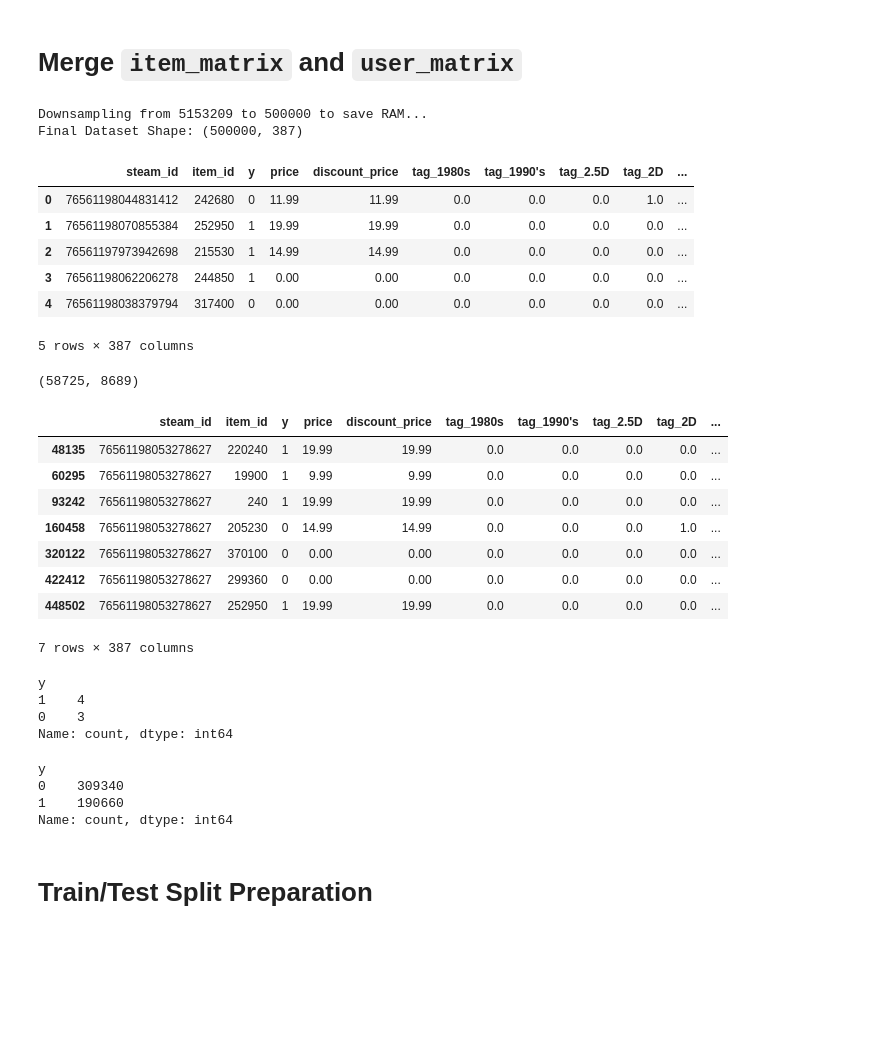
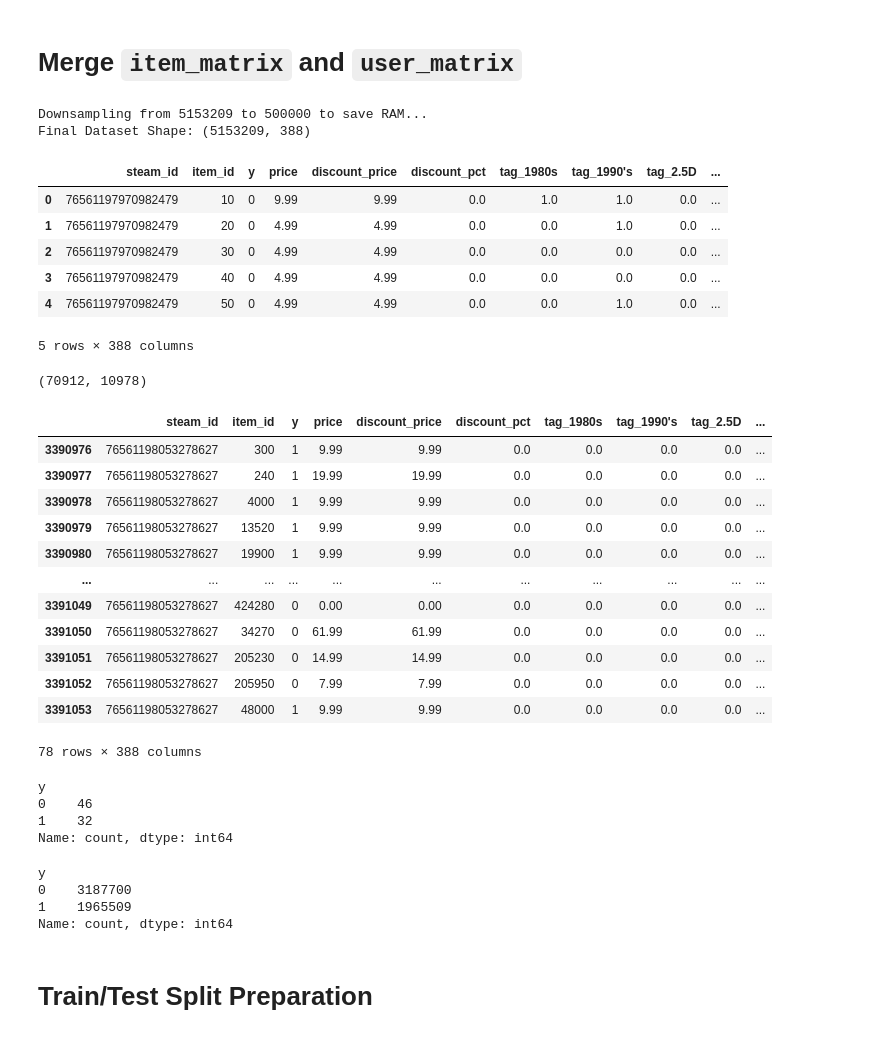
Before and after one commit to kylechoi101/CSE158_assignment2, a Jupyter notebook: models_edited.ipynb, the cells around one changed output. Cells and saved outputs as stored; diff of their text form; code cells hidden in the pictures; blank space fills up the shorter version.

```diff
--- a/models_edited.ipynb
+++ b/models_edited.ipynb
@@ -32,7 +32,7 @@ def parse(path):
 
 print("Loading Game Metadata...")
 games_metadata = []
-for line in parse('/home/nbatjargal/private/data/steam_games.json.gz'):
+for line in parse('steam_games.json.gz'):
     if 'id' in line:
         games_metadata.append(line)
 steam_games = pd.DataFrame(games_metadata)
@@ -41,7 +41,7 @@ print(f"Successfully Loaded {len(steam_games)} game metadata.")
 print("Loading User Items (Ownership & Playtime)...")
 data_items = []
 # Loop over the generator yielded by parse() until it runs out of lines
-for line in parse('/home/nbatjargal/private/data/australian_users_items.json.gz'):
+for line in parse('australian_users_items.json.gz'):
     data_items.append(line)
 
 australian_users_items = pd.DataFrame(data_items)
@@ -344,9 +344,12 @@ def clean_price(x):
     return np.nan
 
 item_matrix['price'] = item_matrix['price'].apply(clean_price)
+item_matrix['price'] = item_matrix['price'].fillna(item_matrix['price'].mean())
 item_matrix['discount_price'] = item_matrix['discount_price'].apply(clean_price)
 item_matrix['discount_price'] = item_matrix['discount_price'].fillna(item_matrix['price'])
-
+item_matrix['discount_pct'] = (1 - (item_matrix['discount_price'] / (item_matrix['price'] + 0.0001))) * 100
+item_matrix['discount_pct'] = item_matrix['discount_pct'].clip(0, 100)
+item_matrix['discount_pct'] = item_matrix.apply(lambda x : 0 if x['discount_price'] == x['price'] else x['discount_pct'], axis=1)
 # OHE tags
 mlb = MultiLabelBinarizer()
 binary_matrix = mlb.fit_transform(item_matrix['tags'])
@@ -359,7 +362,7 @@ binary_matrix_specs = mlb_specs.fit_transform(item_matrix['specs'])
 spec_columns = [f"spec_{c}" for c in mlb_specs.classes_]
 df_specs = pd.DataFrame(binary_matrix_specs, columns=spec_columns, index=item_matrix.index)
 
-keep_cols = ['id', 'title', 'price', 'discount_price', 'release_date', 'developer', 'sentiment']
+keep_cols = ['id', 'title', 'price', 'discount_price', 'discount_pct', 'release_date', 'developer', 'sentiment']
 item_matrix = pd.concat([item_matrix[keep_cols], df_tags, df_specs], axis=1)
 
 # Binary developers
@@ -407,8 +410,10 @@ def get_sentiment_score(s):
     if 'user reviews' in s:
         return 0
 
-    return 0
+    return np.nan
 
 item_matrix['sentiment_score'] = item_matrix['sentiment'].apply(get_sentiment_score)
+mean_score = item_matrix['sentiment_score'].mean()
+item_matrix['sentiment_score'] = item_matrix['sentiment_score'].fillna(mean_score)
 item_matrix.head()
 # %% [output]
@@ -476,3 +466,5 @@ item_matrix
+# %%
+item_matrix = item_matrix[item_matrix["price"] != 0]
 # %% [markdown]
 # Create `user_matrix`
 # %% [markdown]
@@ -599,59 +591,63 @@ Name: count, dtype: int64
 # %%
 # REDUCE SIZE TO PREVENT CRASH
 # 500k rows is plenty for a class project baseline
 target_size = 500_000
 
 if len(user_matrix) > target_size:
     print(f"Downsampling from {len(user_matrix)} to {target_size} to save RAM...")
     df_training_data_sampled = user_matrix.sample(n=target_size, random_state=42)
 else:
     df_training_data_sampled = user_matrix
 
 # NOW Merge (It will be ~1.5GB instead of 12GB)
-final_df = df_training_data_sampled.merge(item_matrix, on='item_id', how='left')
+final_df = user_matrix.merge(item_matrix, on='item_id', how='left')
 final_df.fillna(0, inplace=True)
 
 print("Final Dataset Shape:", final_df.shape)
 final_df.head()
 # %% [output]
 Downsampling from 5153209 to 500000 to save RAM...
-Final Dataset Shape: (500000, 387)
+Final Dataset Shape: (5153209, 388)
-|  | steam_id | item_id | y | price | discount_price | tag_1980s | tag_1990's | tag_2.5D | tag_2D | ... |
-| 0 | 76561198044831412 | 242680 | 0 | 11.99 | 11.99 | 0.0 | 0.0 | 0.0 | 1.0 | ... |
-| 1 | 76561198070855384 | 252950 | 1 | 19.99 | 19.99 | 0.0 | 0.0 | 0.0 | 0.0 | ... |
-| 2 | 76561197973942698 | 215530 | 1 | 14.99 | 14.99 | 0.0 | 0.0 | 0.0 | 0.0 | ... |
-| 3 | 76561198062206278 | 244850 | 1 | 0.00 | 0.00 | 0.0 | 0.0 | 0.0 | 0.0 | ... |
-| 4 | 76561198038379794 | 317400 | 0 | 0.00 | 0.00 | 0.0 | 0.0 | 0.0 | 0.0 | ... |
+|  | steam_id | item_id | y | price | discount_price | discount_pct | tag_1980s | tag_1990's | tag_2.5D | ... |
+| 0 | 76561197970982479 | 10 | 0 | 9.99 | 9.99 | 0.0 | 1.0 | 1.0 | 0.0 | ... |
+| 1 | 76561197970982479 | 20 | 0 | 4.99 | 4.99 | 0.0 | 0.0 | 1.0 | 0.0 | ... |
+| 2 | 76561197970982479 | 30 | 0 | 4.99 | 4.99 | 0.0 | 0.0 | 0.0 | 0.0 | ... |
+| 3 | 76561197970982479 | 40 | 0 | 4.99 | 4.99 | 0.0 | 0.0 | 0.0 | 0.0 | ... |
+| 4 | 76561197970982479 | 50 | 0 | 4.99 | 4.99 | 0.0 | 0.0 | 1.0 | 0.0 | ... |
-5 rows × 387 columns
+5 rows × 388 columns
 # %%
 final_df['steam_id'].nunique(), final_df['item_id'].nunique()
 # %% [output]
-(58725, 8689)
+(70912, 10978)
 # %%
 final_df.query('steam_id == "76561198053278627"')
 # %% [output]
-|  | steam_id | item_id | y | price | discount_price | tag_1980s | tag_1990's | tag_2.5D | tag_2D | ... |
-| 48135 | 76561198053278627 | 220240 | 1 | 19.99 | 19.99 | 0.0 | 0.0 | 0.0 | 0.0 | ... |
-| 60295 | 76561198053278627 | 19900 | 1 | 9.99 | 9.99 | 0.0 | 0.0 | 0.0 | 0.0 | ... |
-| 93242 | 76561198053278627 | 240 | 1 | 19.99 | 19.99 | 0.0 | 0.0 | 0.0 | 0.0 | ... |
-| 160458 | 76561198053278627 | 205230 | 0 | 14.99 | 14.99 | 0.0 | 0.0 | 0.0 | 1.0 | ... |
-| 320122 | 76561198053278627 | 370100 | 0 | 0.00 | 0.00 | 0.0 | 0.0 | 0.0 | 0.0 | ... |
-| 422412 | 76561198053278627 | 299360 | 0 | 0.00 | 0.00 | 0.0 | 0.0 | 0.0 | 0.0 | ... |
-| 448502 | 76561198053278627 | 252950 | 1 | 19.99 | 19.99 | 0.0 | 0.0 | 0.0 | 0.0 | ... |
+|  | steam_id | item_id | y | price | discount_price | discount_pct | tag_1980s | tag_1990's | tag_2.5D | ... |
+| 3390976 | 76561198053278627 | 300 | 1 | 9.99 | 9.99 | 0.0 | 0.0 | 0.0 | 0.0 | ... |
+| 3390977 | 76561198053278627 | 240 | 1 | 19.99 | 19.99 | 0.0 | 0.0 | 0.0 | 0.0 | ... |
+| 3390978 | 76561198053278627 | 4000 | 1 | 9.99 | 9.99 | 0.0 | 0.0 | 0.0 | 0.0 | ... |
+| 3390979 | 76561198053278627 | 13520 | 1 | 9.99 | 9.99 | 0.0 | 0.0 | 0.0 | 0.0 | ... |
+| 3390980 | 76561198053278627 | 19900 | 1 | 9.99 | 9.99 | 0.0 | 0.0 | 0.0 | 0.0 | ... |
+| ... | ... | ... | ... | ... | ... | ... | ... | ... | ... | ... |
+| 3391049 | 76561198053278627 | 424280 | 0 | 0.00 | 0.00 | 0.0 | 0.0 | 0.0 | 0.0 | ... |
+| 3391050 | 76561198053278627 | 34270 | 0 | 61.99 | 61.99 | 0.0 | 0.0 | 0.0 | 0.0 | ... |
+| 3391051 | 76561198053278627 | 205230 | 0 | 14.99 | 14.99 | 0.0 | 0.0 | 0.0 | 0.0 | ... |
+| 3391052 | 76561198053278627 | 205950 | 0 | 7.99 | 7.99 | 0.0 | 0.0 | 0.0 | 0.0 | ... |
+| 3391053 | 76561198053278627 | 48000 | 1 | 9.99 | 9.99 | 0.0 | 0.0 | 0.0 | 0.0 | ... |
-7 rows × 387 columns
+78 rows × 388 columns
 # %%
 final_df.query('steam_id == "76561198053278627"')['y'].value_counts()
 # %% [output]
 y
-1    4
-0    3
+0    46
+1    32
 Name: count, dtype: int64
 # %%
 final_df['y'].value_counts()
 # %% [output]
 y
-0    309340
-1    190660
+0    3187700
+1    1965509
 Name: count, dtype: int64
 # %% [markdown]
 # Train/Test Split Preparation
```
Also changed, not shown: parts of 12 cells of this notebook.
